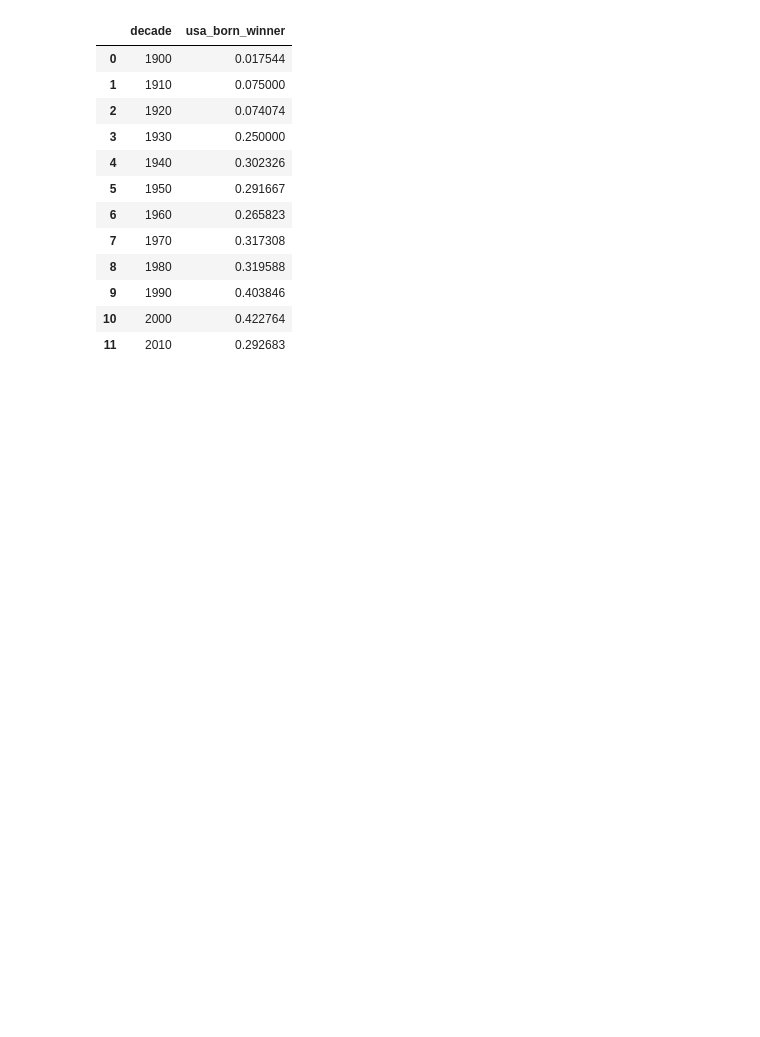
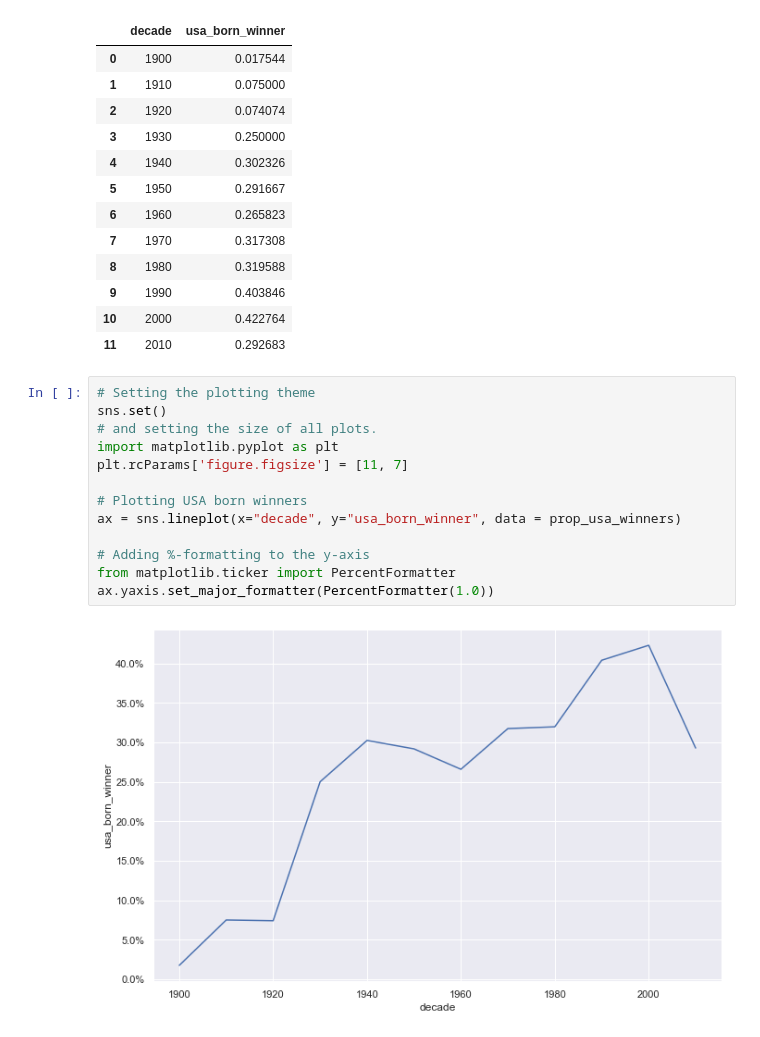
Before and after one commit to CristinaTRico/VizNobelWinners, a Jupyter notebook: notebook.ipynb, the cells around one changed output. Drawn from its saved outputs; the diff is of its cells as text; blank space fills up the shorter version.

```diff
--- a/notebook.ipynb
+++ b/notebook.ipynb
@@ -72,3 +72,18 @@ prop_usa_winners
 | 9 | 1990 | 0.403846 |
 | 10 | 2000 | 0.422764 |
 | 11 | 2010 | 0.292683 |
+# %%
+# Setting the plotting theme
+sns.set()
+# and setting the size of all plots.
+import matplotlib.pyplot as plt
+plt.rcParams['figure.figsize'] = [11, 7]
+
+# Plotting USA born winners
+ax = sns.lineplot(x="decade", y="usa_born_winner", data = prop_usa_winners)
+
+# Adding %-formatting to the y-axis
+from matplotlib.ticker import PercentFormatter
+ax.yaxis.set_major_formatter(PercentFormatter(1.0))
+# %% [output]
+[figure, added]
```
